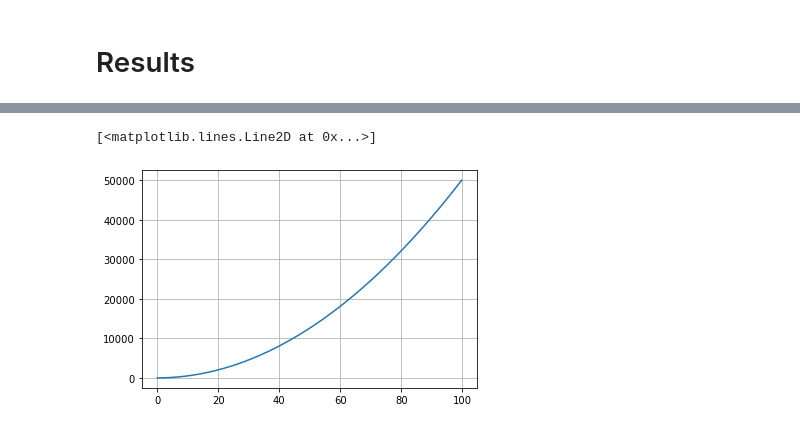
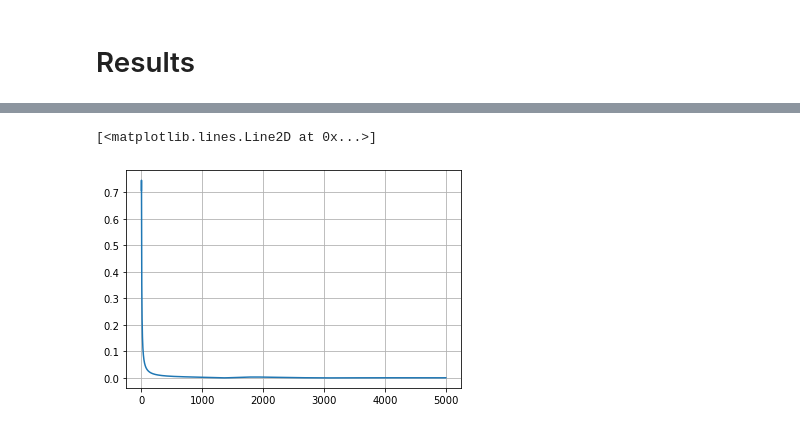
Before and after one commit to Protiven/IndividualTaskMMUS, a Jupyter notebook: Program/extended Filter Kalman.ipynb, the cells around one changed output, grey strips where cells are left out. Cells and saved outputs as stored; diff of their text form; code cells hidden in the pictures.

```diff
--- a/Program/extended Filter Kalman.ipynb
+++ b/Program/extended Filter Kalman.ipynb
@@ -42,11 +52,20 @@ t[0] = 0
 y[0] = h(x_0)
 x_i = x_0
 x_ist = x_0
+
+def makeNoise(G, Q):
+    noise = np.empty(len(G))
+    for i in range(len(G)):
+        val = np.random.normal(0, Q)
+        noise[i] = G[i] * val
+    return noise
+
 for i in range(1, N):
     t[i] = dt * i
 
     # Для построения настоящих значений сенсора
-    x_k_1 = np.array(f(x_i, dt)) + np.array(G) * np.random.normal(0, Q) # + с возмущением системы
+    noise = makeNoise(G, Q)
+    x_k_1 = np.array(f(x_i, dt)) + noise# + с возмущением системы
     y[i] = h(np.array(f(x_i, dt))) + np.random.normal(0, R) # c шумом от сенсора
     x_i = x_k_1
 
@@ -58,6 +77,8 @@ for i in range(1, N):
 # %% [markdown]
 ## Расширенный фильтр Калмана
 # %%
+import math as mth
+
 def customFlatten(z):
     l = np.empty(len(z))
     for i in range(len(z)):
@@ -74,16 +95,18 @@ def update(x_k, z_k_1, h, P_k, dH, R_k_1 = np.matrix([[0]])):
     Kk_1 = P_k.dot(dH(x_k).T) * np.linalg.inv(dH(x_k).dot(P_k).dot(dH(x_k).T) + R_k_1)
     P_k_1 = (np.diag(np.ones(len(x_k))) - Kk_1 * dH(x_k)) * P_k
     x_k_1 = x_k.T + (Kk_1 * (z_k_1 - h(x_k))).T
-    return customFlatten(x_k_1.T), P_k_1
+    return customFlatten(x_k_1.T), P_k_1, np.linalg.norm(Kk_1)
 
 x = x_0
 P = P_0
 
 filterMassive[0] = x_0
+gain = np.empty(N)
+gain[0] = mth.inf
 
 for i in range(1, N):
     x_k, P_k = predict(f, df, dt, x, P, G, Q)
-    x_1, P_1 = update(x_k, y[i], h, P_k, dh, R)
+    x_1, P_1, gain[i] = update(x_k, y[i], h, P_k, dh, R)
 
     x = x_1
     P = P_1
@@ -116,7 +133,7 @@ plt.plot(t, filtr - y)
 # %%
 plt.grid()
-plt.plot(t, istina)
+plt.plot(t, gain)
 # %% [output]
 [<matplotlib.lines.Line2D at 0x...>]
-[figure, old version]
+[figure, new version]
 # %%
```
Also changed, not shown: parts of 6 cells of this notebook, 4 other files.
